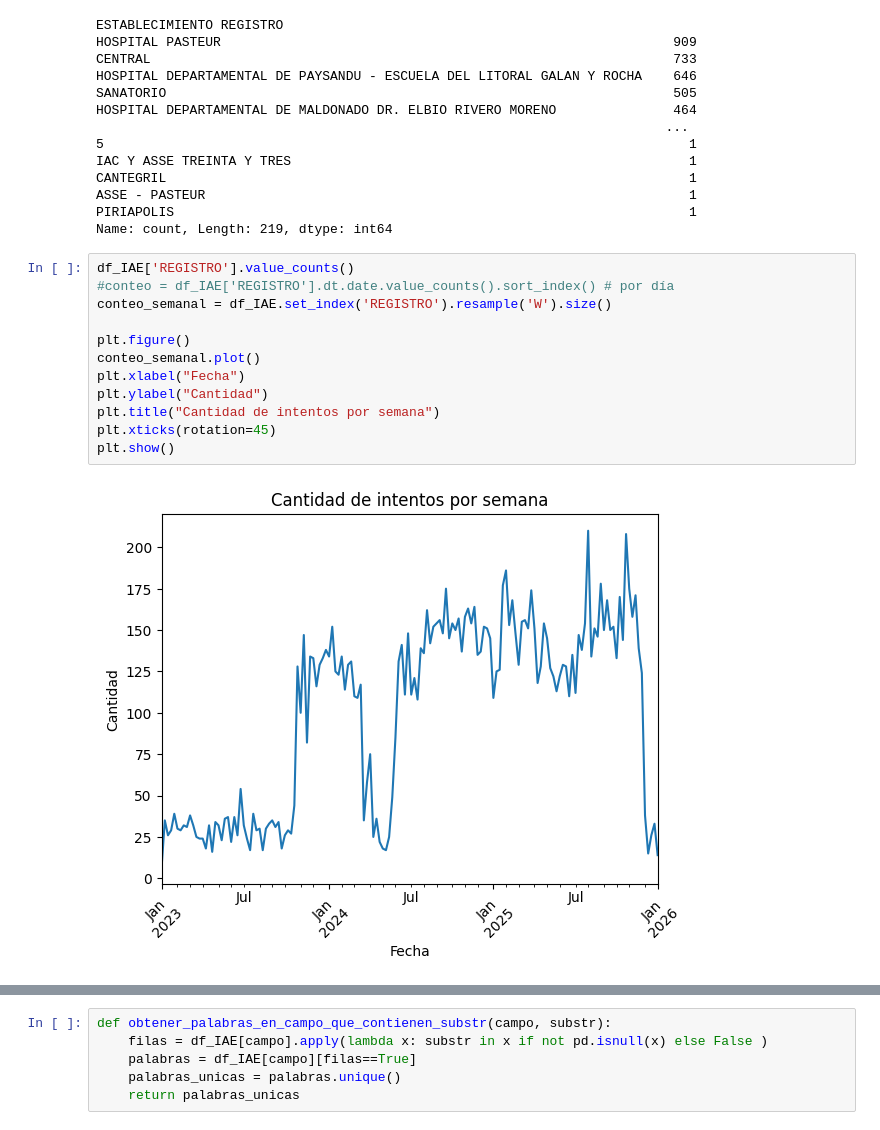
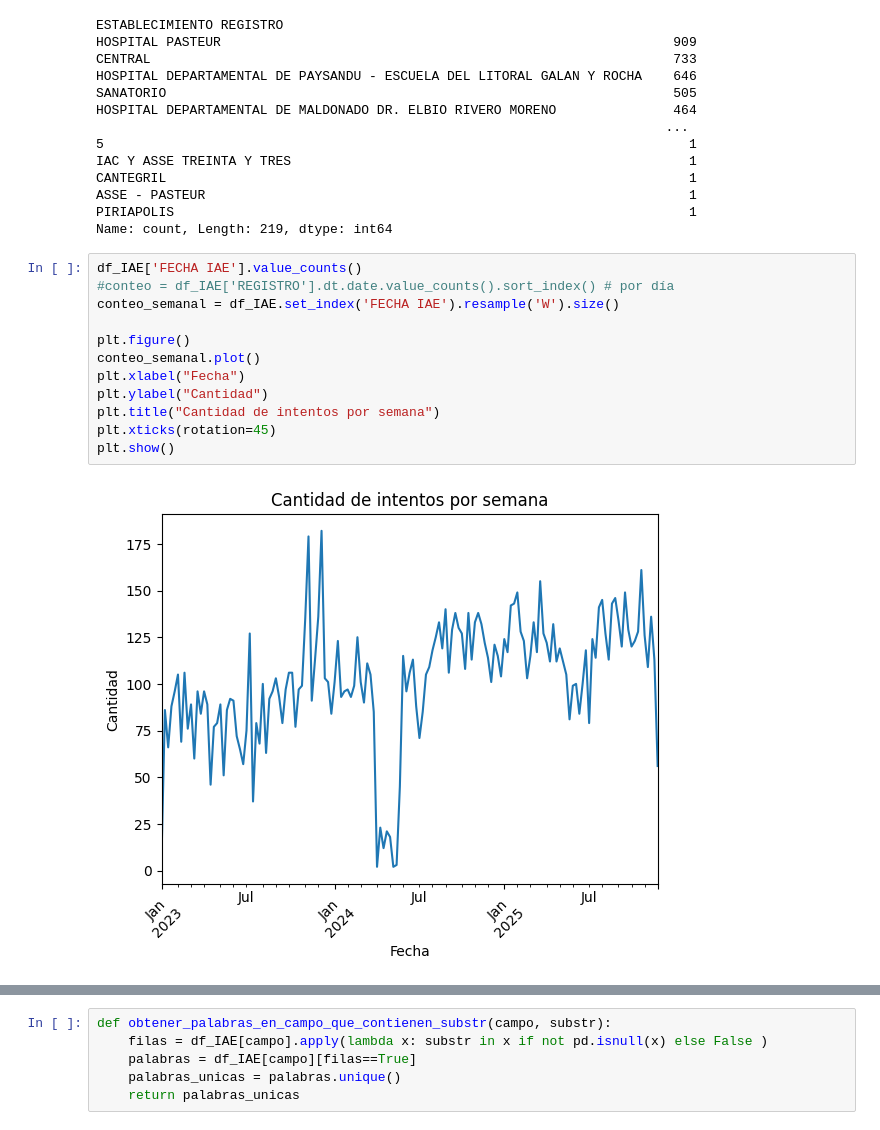
Before and after one commit to GuillermoCarbajal/Solucionadores, a Jupyter notebook: IAE_preprocesamiento.ipynb, the cells around one changed output, grey strips where cells are left out. Saved outputs shown, nothing was run; the diff lists cells and outputs as text.

```diff
--- a/IAE_preprocesamiento.ipynb
+++ b/IAE_preprocesamiento.ipynb
@@ -727,19 +926,19 @@ ASSE - PASTEUR                                                              1
 PIRIAPOLIS                                                                  1
 Name: count, Length: 219, dtype: int64
 # %%
-df_IAE['REGISTRO'].value_counts()
+df_IAE['FECHA IAE'].value_counts()
 #conteo = df_IAE['REGISTRO'].dt.date.value_counts().sort_index() # por día
-conteo_semanal = df_IAE.set_index('REGISTRO').resample('W').size()
+conteo_semanal = df_IAE.set_index('FECHA IAE').resample('W').size()
 
 plt.figure()
 conteo_semanal.plot()
 plt.xlabel("Fecha")
 plt.ylabel("Cantidad")
 plt.title("Cantidad de intentos por semana")
 plt.xticks(rotation=45)
 plt.show()
 # %% [output]
-[figure, old version]
+[figure, new version]
 # %%
 df_IAE['METODO'].unique()
 # %% [output]
```
Also changed, not shown: parts of 94 cells of this notebook, 11 other files.
